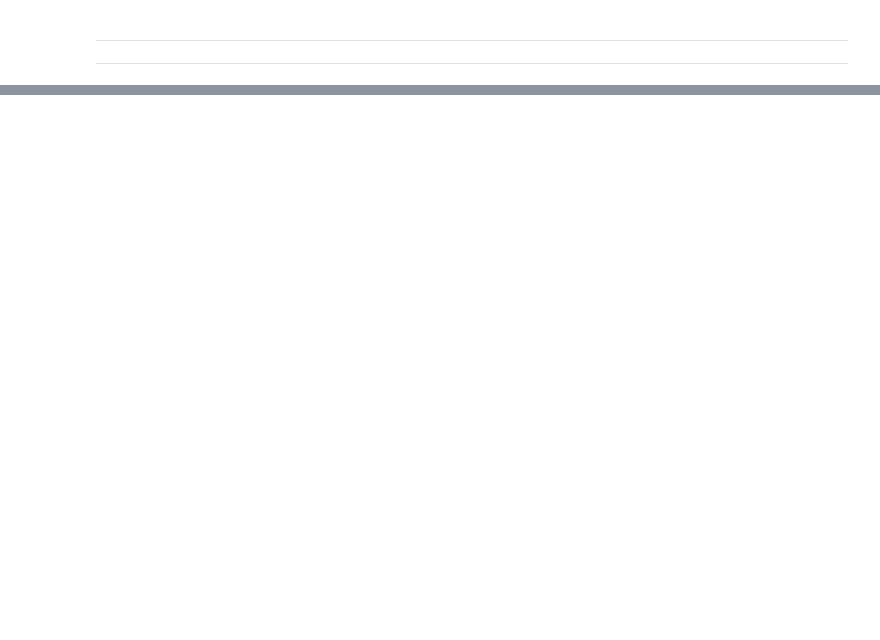
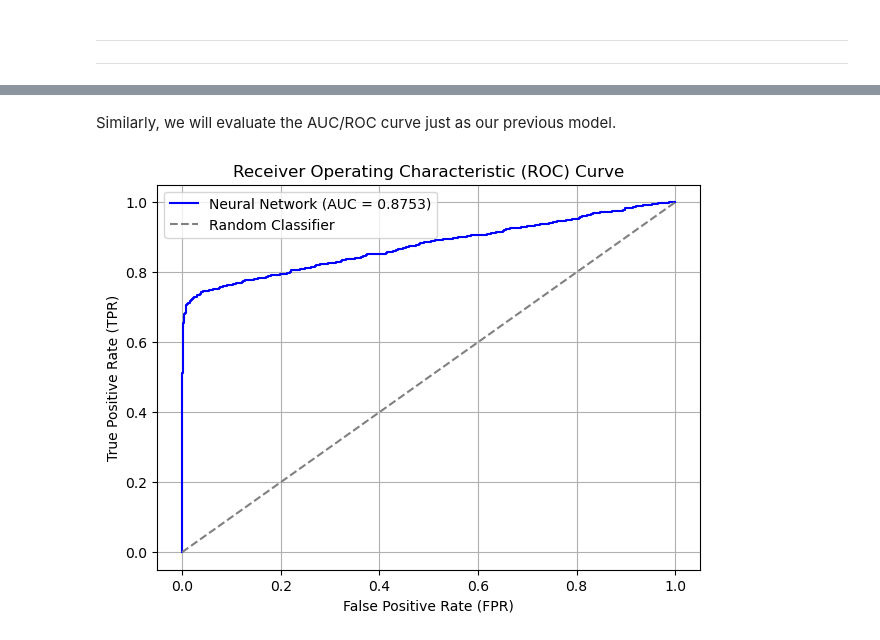
Before and after one commit to KevinBian107/SIP-Demos, a Jupyter notebook: CyberSecurity.ipynb, the cells around one changed output, grey strips where cells are left out. Saved outputs shown, nothing was run; the diff lists cells and outputs as text; code cells hidden in the pictures; blank space fills up the shorter version.

```diff
--- a/CyberSecurity.ipynb
+++ b/CyberSecurity.ipynb
@@ -956,0 +1056,20 @@ Model AUC: 0.709
+# %% [markdown]
+Similarly, we will evaluate the AUC/ROC curve just as our previous model.
+# %%
+with torch.no_grad():
+    p_test = model(X_test_tensor).numpy().flatten()
+
+fpr, tpr, _ = roc_curve(y_test, p_test)
+auc_test = roc_auc_score(y_test, p_test)
+
+plt.figure(figsize=(7, 5))
+plt.plot(fpr, tpr, label=f"Neural Network (AUC = {auc_test:.4f})", color="blue")
+plt.plot([0, 1], [0, 1], linestyle="--", color="gray", label="Random Classifier")  # Baseline
+plt.xlabel("False Positive Rate (FPR)")
+plt.ylabel("True Positive Rate (TPR)")
+plt.title("Receiver Operating Characteristic (ROC) Curve")
+plt.legend()
+plt.grid(True)
+plt.show()
+# %% [output]
+[figure, added]
```
Also changed, not shown: parts of 33 cells of this notebook, 2 other files.
